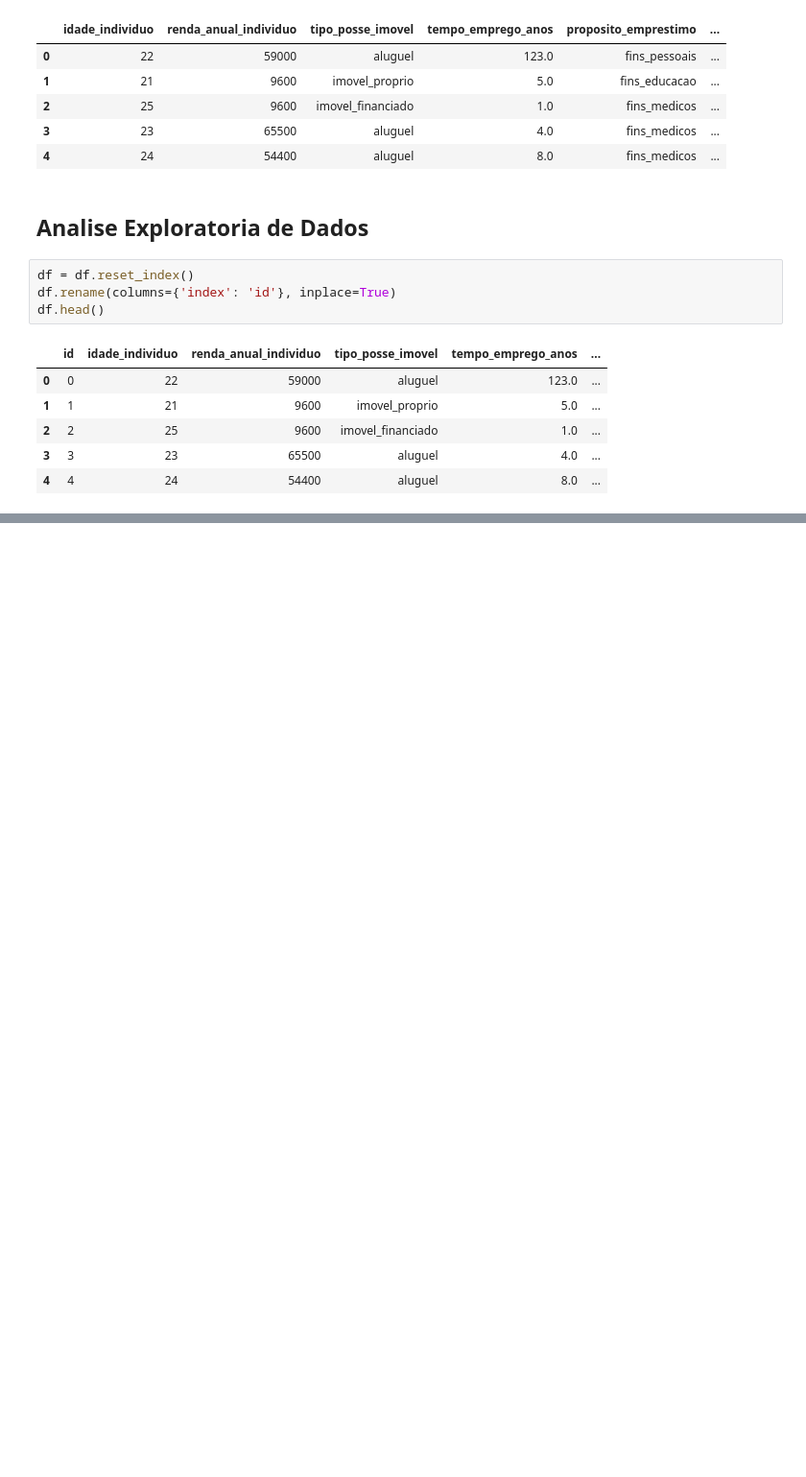
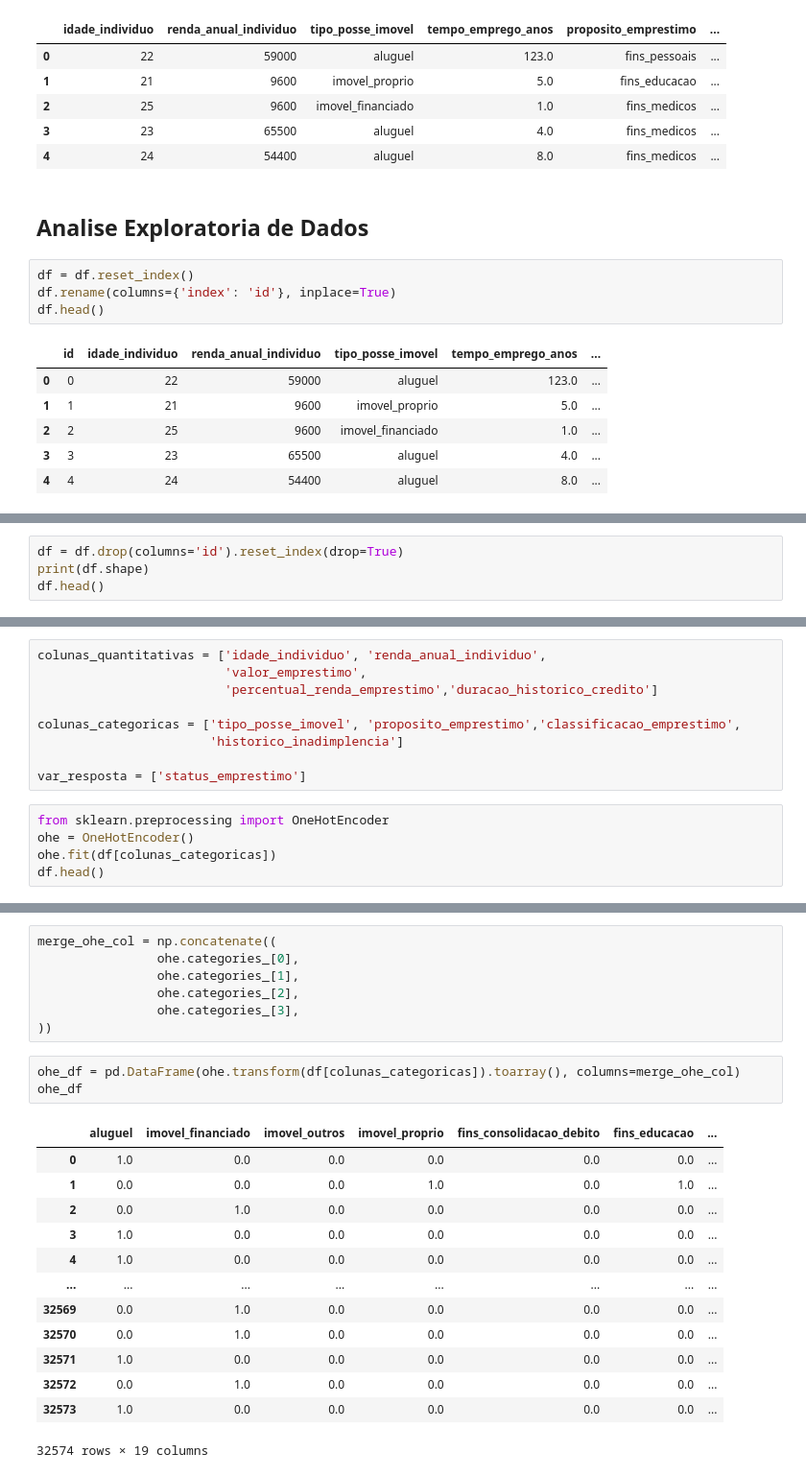
Before and after one commit to lucasgabwinter/modelo-pd-rl, a Jupyter notebook: caderno.ipynb, the cells around one changed output, grey strips where cells are left out. Shown at 96% size. Drawn from its saved outputs; the diff is of its cells as text; blank space fills up the shorter version.

```diff
--- a/caderno.ipynb
+++ b/caderno.ipynb
@@ -160,0 +280,4 @@ plt.show()
+# %%
+df = df.drop(columns='id').reset_index(drop=True)
+print(df.shape)
+df.head()
@@ -160,0 +292,14 @@ plt.show()
+# %%
+colunas_quantitativas = ['idade_individuo', 'renda_anual_individuo',
+                         'valor_emprestimo',
+                         'percentual_renda_emprestimo','duracao_historico_credito']
+
+colunas_categoricas = ['tipo_posse_imovel', 'proposito_emprestimo','classificacao_emprestimo',
+                       'historico_inadimplencia']
+
+var_resposta = ['status_emprestimo']
+# %%
+from sklearn.preprocessing import OneHotEncoder
+ohe = OneHotEncoder()
+ohe.fit(df[colunas_categoricas])
+df.head()
@@ -160,0 +322,24 @@ plt.show()
+# %%
+merge_ohe_col = np.concatenate((
+                ohe.categories_[0],
+                ohe.categories_[1],
+                ohe.categories_[2],
+                ohe.categories_[3],
+))
+# %%
+ohe_df = pd.DataFrame(ohe.transform(df[colunas_categoricas]).toarray(), columns=merge_ohe_col)
+ohe_df
+# %% [output]
+|  | aluguel | imovel_financiado | imovel_outros | imovel_proprio | fins_consolidacao_debito | fins_educacao | ... |
+| 0 | 1.0 | 0.0 | 0.0 | 0.0 | 0.0 | 0.0 | ... |
+| 1 | 0.0 | 0.0 | 0.0 | 1.0 | 0.0 | 1.0 | ... |
+| 2 | 0.0 | 1.0 | 0.0 | 0.0 | 0.0 | 0.0 | ... |
+| 3 | 1.0 | 0.0 | 0.0 | 0.0 | 0.0 | 0.0 | ... |
+| 4 | 1.0 | 0.0 | 0.0 | 0.0 | 0.0 | 0.0 | ... |
+| ... | ... | ... | ... | ... | ... | ... | ... |
+| 32569 | 0.0 | 1.0 | 0.0 | 0.0 | 0.0 | 0.0 | ... |
+| 32570 | 0.0 | 1.0 | 0.0 | 0.0 | 0.0 | 0.0 | ... |
+| 32571 | 1.0 | 0.0 | 0.0 | 0.0 | 0.0 | 0.0 | ... |
+| 32572 | 0.0 | 1.0 | 0.0 | 0.0 | 0.0 | 0.0 | ... |
+| 32573 | 1.0 | 0.0 | 0.0 | 0.0 | 0.0 | 0.0 | ... |
+32574 rows × 19 columns
```
Also changed, not shown: parts of 21 cells of this notebook.
